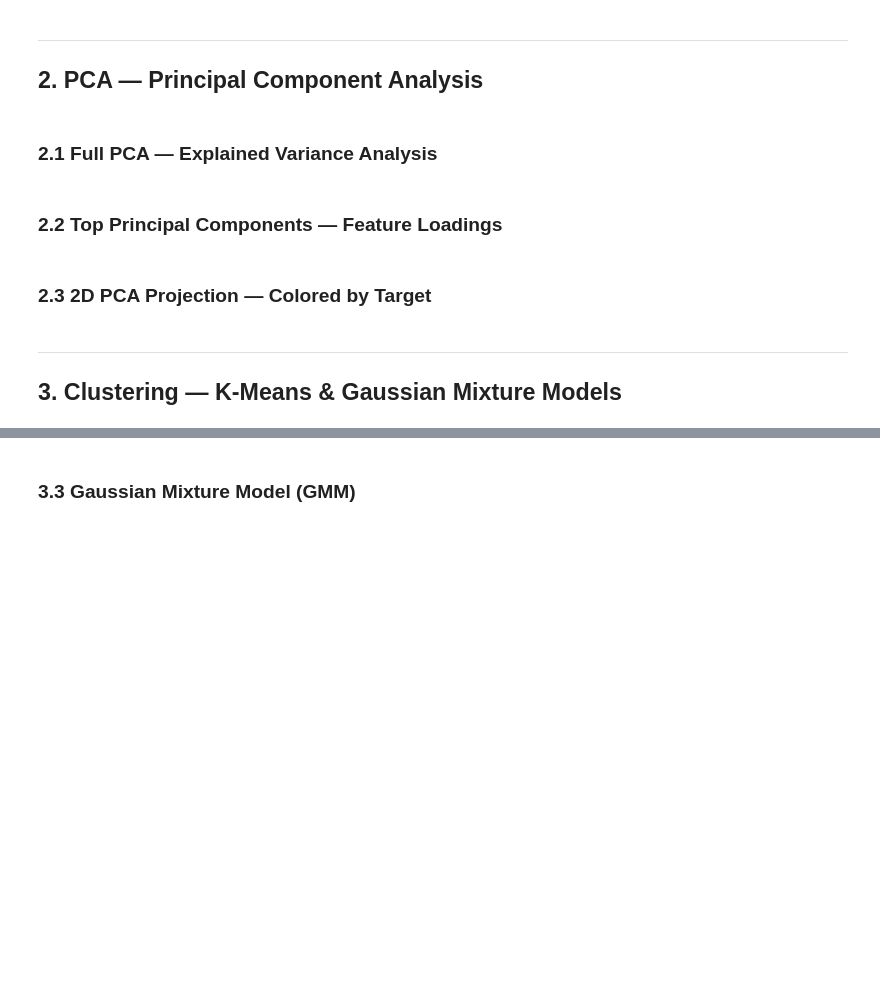
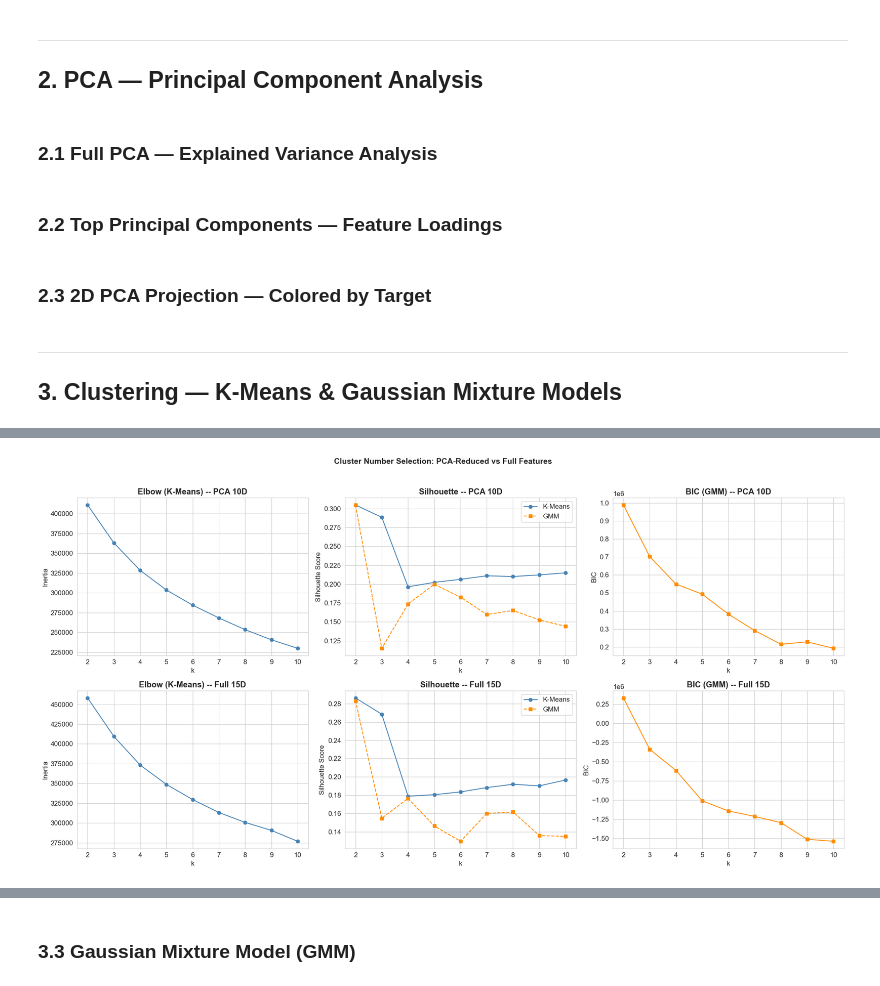
Before and after one commit to armanbzi/MachineLearning-BankMarketing, a Jupyter notebook: phase1_unsupervised_analysis.ipynb, the cells around one changed output, grey strips where cells are left out. Cells and saved outputs as stored; diff of their text form; code cells hidden in the pictures; blank space fills up the shorter version.

```diff
--- a/phase1_unsupervised_analysis.ipynb
+++ b/phase1_unsupervised_analysis.ipynb
@@ -220,0 +284,62 @@ for c in range(best_k_km):
+# %%
+fig, axes = plt.subplots(2, 3, figsize=(20, 10))
+
+# --- Row 1: PCA-reduced ---
+axes[0, 0].plot(K_range, inertias_pca, 'o-', color='steelblue', markersize=6)
+axes[0, 0].set_xlabel('k')
+axes[0, 0].set_ylabel('Inertia')
+axes[0, 0].set_title('Elbow (K-Means) -- PCA 10D', fontweight='bold')
+axes[0, 0].set_xticks(list(K_range))
+
+axes[0, 1].plot(K_range, sil_km_pca, 'o-', color='steelblue', label='K-Means', markersize=6)
+axes[0, 1].plot(K_range, sil_gmm_pca, 's--', color='darkorange', label='GMM', markersize=6)
+axes[0, 1].set_xlabel('k')
+axes[0, 1].set_ylabel('Silhouette Score')
+axes[0, 1].set_title('Silhouette -- PCA 10D', fontweight='bold')
+axes[0, 1].legend()
+axes[0, 1].set_xticks(list(K_range))
+
+axes[0, 2].plot(K_range, bic_pca, 's-', color='darkorange', markersize=6)
+axes[0, 2].set_xlabel('k')
+axes[0, 2].set_ylabel('BIC')
+axes[0, 2].set_title('BIC (GMM) -- PCA 10D', fontweight='bold')
+axes[0, 2].set_xticks(list(K_range))
+
+# --- Row 2: Full features ---
+axes[1, 0].plot(K_range, inertias_full, 'o-', color='steelblue', markersize=6)
+axes[1, 0].set_xlabel('k')
+axes[1, 0].set_ylabel('Inertia')
+axes[1, 0].set_title('Elbow (K-Means) -- Full 15D', fontweight='bold')
+axes[1, 0].set_xticks(list(K_range))
+
+axes[1, 1].plot(K_range, sil_km_full, 'o-', color='steelblue', label='K-Means', markersize=6)
+axes[1, 1].plot(K_range, sil_gmm_full, 's--', color='darkorange', label='GMM', markersize=6)
+axes[1, 1].set_xlabel('k')
+axes[1, 1].set_ylabel('Silhouette Score')
+axes[1, 1].set_title('Silhouette -- Full 15D', fontweight='bold')
+axes[1, 1].legend()
+axes[1, 1].set_xticks(list(K_range))
+
+axes[1, 2].plot(K_range, bic_full, 's-', color='darkorange', markersize=6)
+axes[1, 2].set_xlabel('k')
+axes[1, 2].set_ylabel('BIC')
+axes[1, 2].set_title('BIC (GMM) -- Full 15D', fontweight='bold')
+axes[1, 2].set_xticks(list(K_range))
+
+plt.suptitle('Cluster Number Selection: PCA-Reduced vs Full Features', fontsize=14, fontweight='bold', y=1.02)
+plt.tight_layout()
+plt.show()
+
+
+# Elbow: no sharp bend in either case, and the inertia decreases gradually, reflecting
+# the spread-out, high-dimensional nature of the data with no single "natural" k.
+#
+# Silhouette: highest at k=2 (0.30 PCA), then drops to ~0.20 for k>=4 and
+# stays flat, silhouette always favors fewer clusters since
+# splitting into 2 maximizes inter-cluster distance.
+#
+# BIC (GMM): keeps decreasing through k=10.
+# BIC alone would push toward very high k, which is why we use it
+# alongside silhouette and the elbow as complementary criteria.
+# %% [output]
+[figure, added]
```
Also changed, not shown: parts of 29 cells of this notebook, 1 other file.
